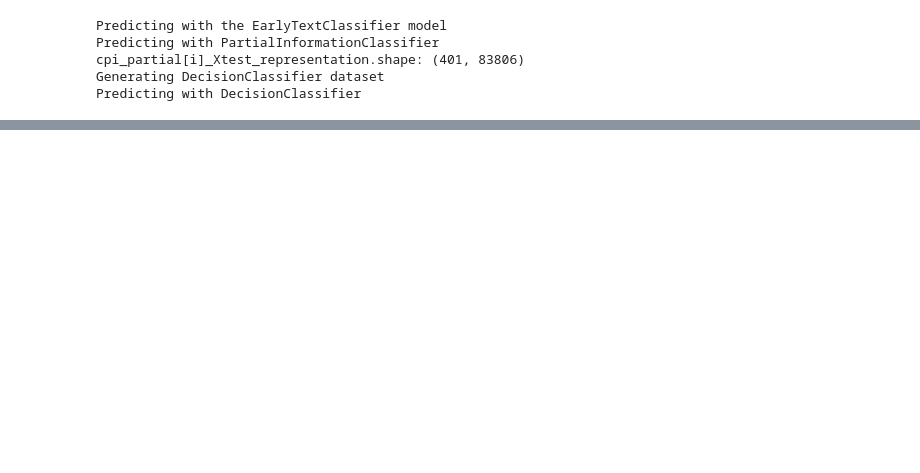
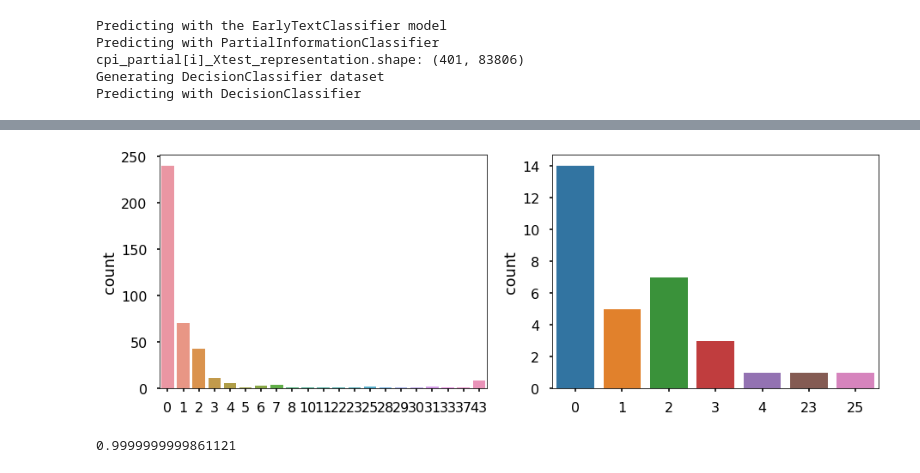
Before and after one commit to jmloyola/early-classification, a Jupyter notebook: notebooks/erisk.ipynb, the cells around one changed output, grey strips where cells are left out. Cells and saved outputs as stored; diff of their text form; code cells hidden in the pictures; blank space fills up the shorter version.

```diff
--- a/notebooks/erisk.ipynb
+++ b/notebooks/erisk.ipynb
@@ -90,0 +90,13 @@ Predicting with DecisionClassifier
+# %%
+y_pred = []
+num_docs = len(ytest)
+for i in range(num_docs):
+    t = pred_time[i]
+    y_pred.append(cpi_pred[t, i])
+y_pred = np.array(y_pred)
+
+fig, (ax1, ax2) = plt.subplots(nrows=1, ncols=2, figsize=(15,5))
+sns.countplot(pred_time, ax=ax1);
+sns.countplot(pred_time[(ytest == 1) & (y_pred == 1)], ax=ax2);
+# %% [output]
+[figure, added]
@@ -90,0 +108,4 @@ Predicting with DecisionClassifier
+# %%
+time_penalization(25, penalization_type='Losada-Crestani', time_threshold=0) * 1.0
+# %% [output]
+0.9999999999861121
```
Also changed, not shown: parts of 15 cells of this notebook, 2 other files.
